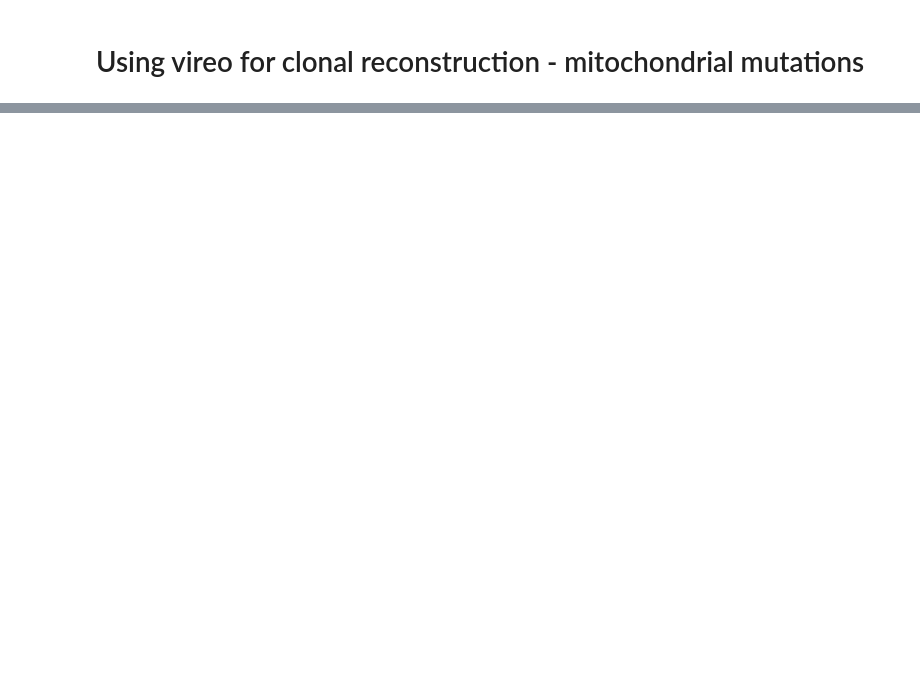
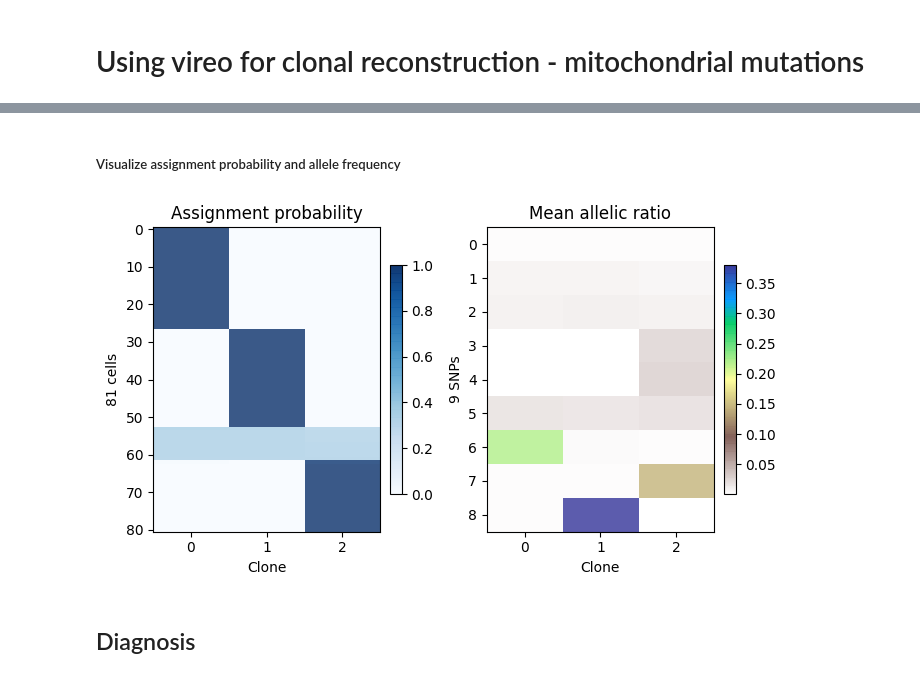
Before and after one commit to single-cell-genetics/vireo, a Jupyter notebook: examples/vireoSNP_clones.ipynb, the cells around one changed output, grey strips where cells are left out. Cells and saved outputs as stored; diff of their text form; code cells hidden in the pictures; blank space fills up the shorter version.

```diff
--- a/examples/vireoSNP_clones.ipynb
+++ b/examples/vireoSNP_clones.ipynb
@@ -223,0 +55,32 @@ plt.show()
+# %% [markdown]
+##### Visualize assignment probability and allele frequency
+# %%
+from vireoSNP.plot import heat_matrix
+
+fig = plt.figure(figsize=(7, 4), dpi=100)
+plt.subplot(1, 2, 1)
+im = heat_matrix(_model.ID_prob, cmap="Blues", alpha=0.8,
+                 display_value=False, row_sort=True)
+plt.colorbar(im, fraction=0.046, pad=0.04)
+plt.title("Assignment probability")
+plt.xlabel("Clone")
+plt.ylabel("%d cells" %(_model.n_cell))
+plt.xticks(range(_model.n_donor))
+
+
+plt.subplot(1, 2, 2)
+im = heat_matrix(_model.beta_mu, cmap="terrain_r", alpha=0.8,
+                 display_value=False, row_sort=True)
+plt.colorbar(im, fraction=0.046, pad=0.04)
+plt.title("Mean allelic ratio")
+plt.xlabel("Clone")
+plt.ylabel("%d SNPs" %(_model.n_var))
+plt.xticks(range(_model.n_donor))
+
+plt.tight_layout()
+plt.show()
+# plt.savefig("you_favorate_path with png or pdf")
+# %% [output]
+[figure, added]
+# %% [markdown]
+## Diagnosis
```
Also changed, not shown: parts of 42 cells of this notebook, 7 other files.
